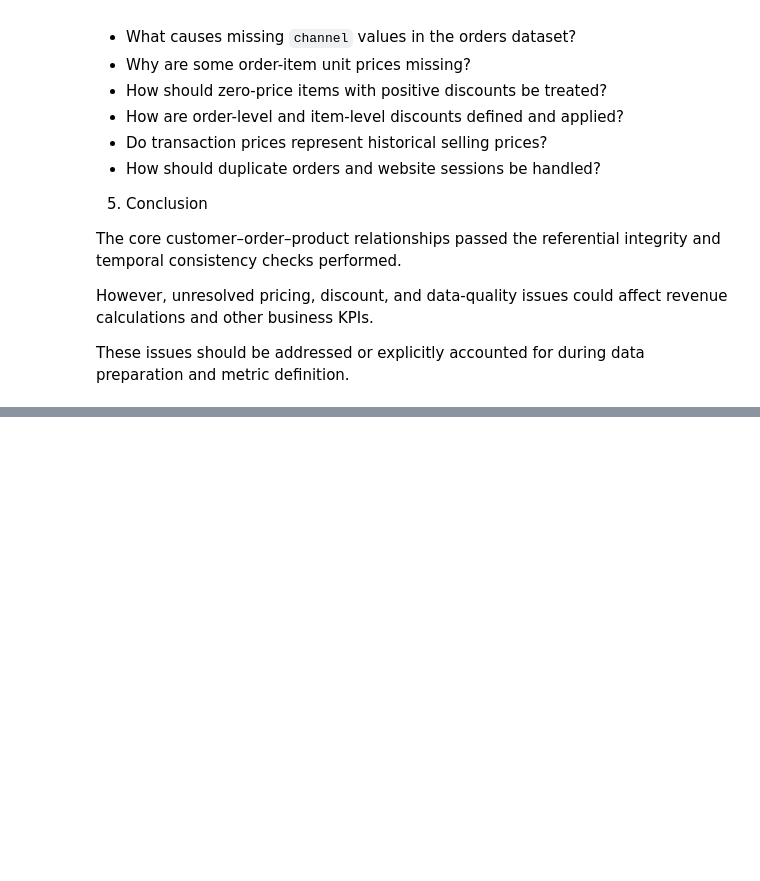
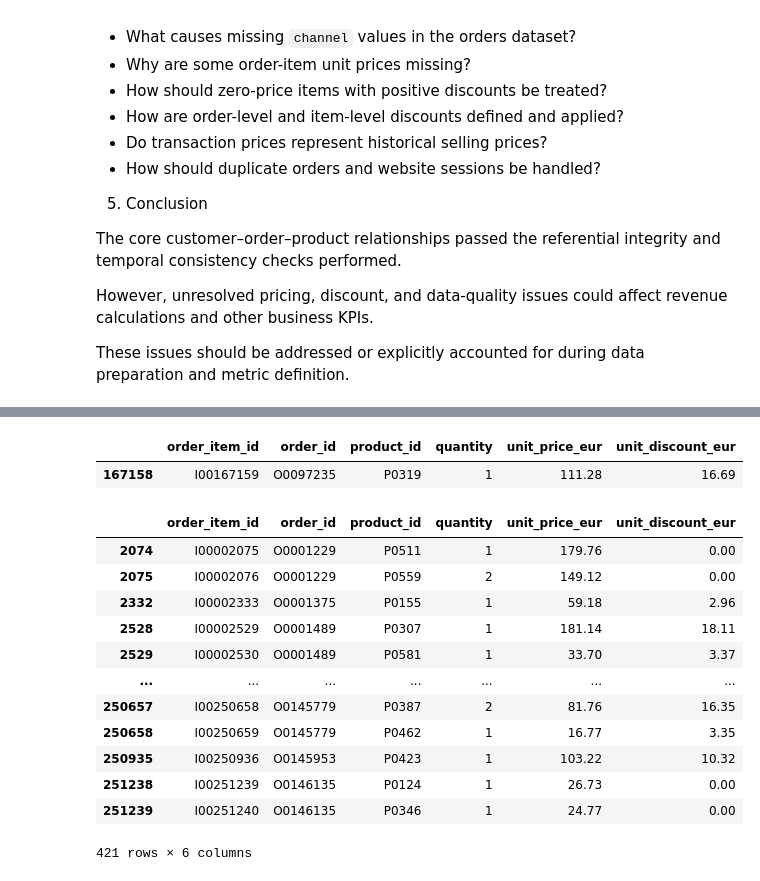
Before and after one commit to varela-filho/ecommerce-performance-analysis, a Jupyter notebook: notebooks/01_data_exploration.ipynb, the cells around one changed output, grey strips where cells are left out. Drawn from its saved outputs; the diff is of its cells as text; code cells hidden in the pictures; blank space fills up the shorter version.

```diff
--- a/notebooks/01_data_exploration.ipynb
+++ b/notebooks/01_data_exploration.ipynb
@@ -1078,0 +1093,3 @@ These issues should be addressed or explicitly accounted for during data prepara
+# %%
+order_is_missing_channel_list = df_raw_orders[df_raw_orders["channel"].isna()].order_id.to_list()
+order_is_missing_channel_list
@@ -1078,0 +1114,21 @@ These issues should be addressed or explicitly accounted for during data prepara
+# %%
+df_raw_order_items[df_raw_order_items["order_id"] == "O0097235"]
+# %% [output]
+|  | order_item_id | order_id | product_id | quantity | unit_price_eur | unit_discount_eur |
+| 167158 | I00167159 | O0097235 | P0319 | 1 | 111.28 | 16.69 |
+# %%
+df_raw_order_items[df_raw_order_items["order_id"].isin(order_is_missing_channel_list)]
+# %% [output]
+|  | order_item_id | order_id | product_id | quantity | unit_price_eur | unit_discount_eur |
+| 2074 | I00002075 | O0001229 | P0511 | 1 | 179.76 | 0.00 |
+| 2075 | I00002076 | O0001229 | P0559 | 2 | 149.12 | 0.00 |
+| 2332 | I00002333 | O0001375 | P0155 | 1 | 59.18 | 2.96 |
+| 2528 | I00002529 | O0001489 | P0307 | 1 | 181.14 | 18.11 |
+| 2529 | I00002530 | O0001489 | P0581 | 1 | 33.70 | 3.37 |
+| ... | ... | ... | ... | ... | ... | ... |
+| 250657 | I00250658 | O0145779 | P0387 | 2 | 81.76 | 16.35 |
+| 250658 | I00250659 | O0145779 | P0462 | 1 | 16.77 | 3.35 |
+| 250935 | I00250936 | O0145953 | P0423 | 1 | 103.22 | 10.32 |
+| 251238 | I00251239 | O0146135 | P0124 | 1 | 26.73 | 0.00 |
+| 251239 | I00251240 | O0146135 | P0346 | 1 | 24.77 | 0.00 |
+421 rows × 6 columns
```
Also changed, not shown: parts of 6 cells of this notebook.
